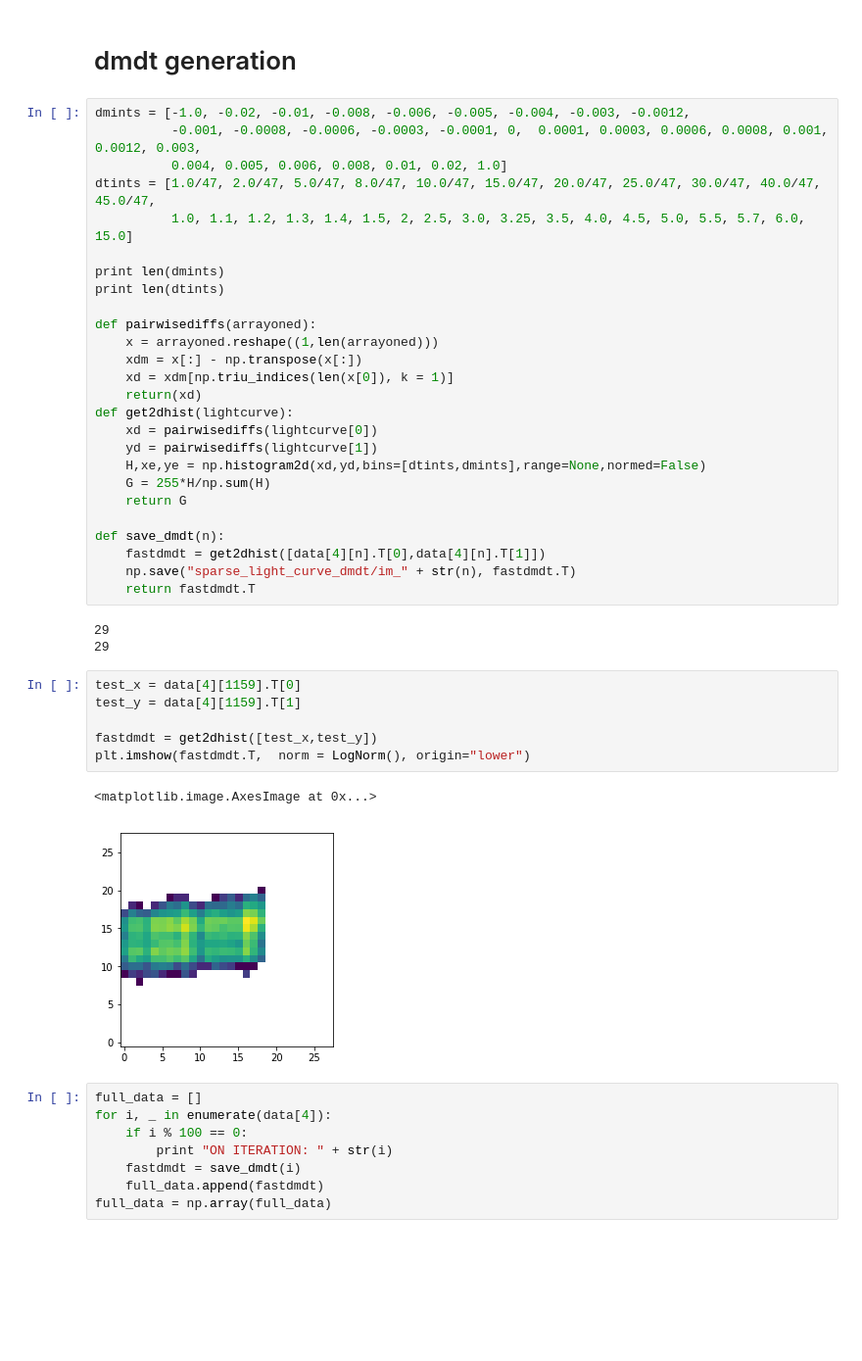
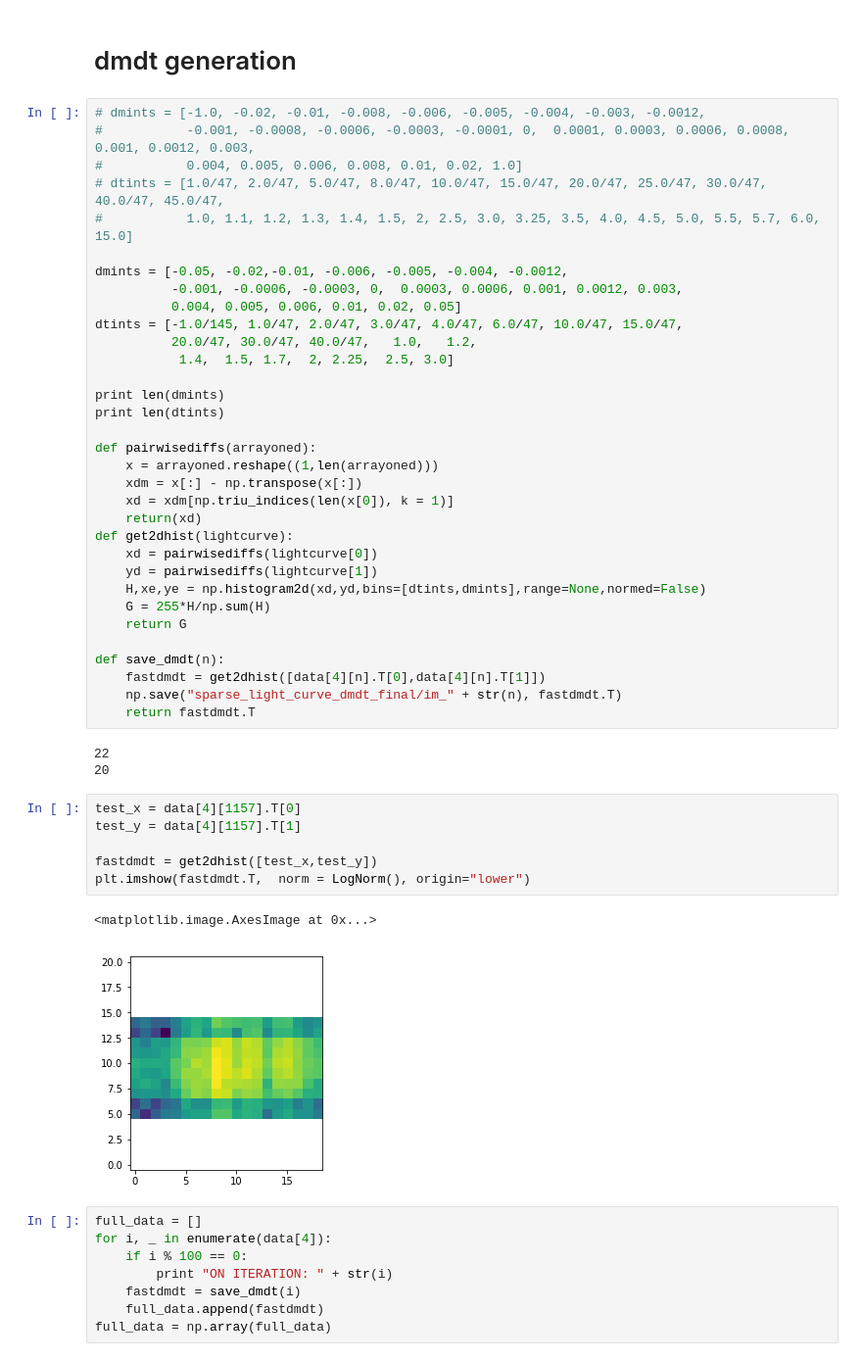
Before and after one commit to kushaltirumala/outlier_kplr, a Jupyter notebook: sparse_light_curve_analysis.ipynb, the cells around one changed output. Shown: that part at 98% size. Drawn from its saved outputs; the diff is of its cells as text; blank space fills up the shorter version.

```diff
--- a/sparse_light_curve_analysis.ipynb
+++ b/sparse_light_curve_analysis.ipynb
@@ -40,11 +40,18 @@ plot_sparse(6, 1156)
 # %% [markdown]
 # dmdt generation
 # %%
-dmints = [-1.0, -0.02, -0.01, -0.008, -0.006, -0.005, -0.004, -0.003, -0.0012,
-          -0.001, -0.0008, -0.0006, -0.0003, -0.0001, 0,  0.0001, 0.0003, 0.0006, 0.0008, 0.001, 0.0012, 0.003,
-          0.004, 0.005, 0.006, 0.008, 0.01, 0.02, 1.0]
-dtints = [1.0/47, 2.0/47, 5.0/47, 8.0/47, 10.0/47, 15.0/47, 20.0/47, 25.0/47, 30.0/47, 40.0/47, 45.0/47,
-          1.0, 1.1, 1.2, 1.3, 1.4, 1.5, 2, 2.5, 3.0, 3.25, 3.5, 4.0, 4.5, 5.0, 5.5, 5.7, 6.0, 15.0]
+# dmints = [-1.0, -0.02, -0.01, -0.008, -0.006, -0.005, -0.004, -0.003, -0.0012,
+#           -0.001, -0.0008, -0.0006, -0.0003, -0.0001, 0,  0.0001, 0.0003, 0.0006, 0.0008, 0.001, 0.0012, 0.003,
+#           0.004, 0.005, 0.006, 0.008, 0.01, 0.02, 1.0]
+# dtints = [1.0/47, 2.0/47, 5.0/47, 8.0/47, 10.0/47, 15.0/47, 20.0/47, 25.0/47, 30.0/47, 40.0/47, 45.0/47,
+#           1.0, 1.1, 1.2, 1.3, 1.4, 1.5, 2, 2.5, 3.0, 3.25, 3.5, 4.0, 4.5, 5.0, 5.5, 5.7, 6.0, 15.0]
+
+dmints = [-0.05, -0.02,-0.01, -0.006, -0.005, -0.004, -0.0012,
+          -0.001, -0.0006, -0.0003, 0,  0.0003, 0.0006, 0.001, 0.0012, 0.003,
+          0.004, 0.005, 0.006, 0.01, 0.02, 0.05]
+dtints = [-1.0/145, 1.0/47, 2.0/47, 3.0/47, 4.0/47, 6.0/47, 10.0/47, 15.0/47,
+          20.0/47, 30.0/47, 40.0/47,   1.0,   1.2,
+           1.4,  1.5, 1.7,  2, 2.25,  2.5, 3.0]
 
 print len(dmints)
 print len(dtints)
@@ -63,20 +70,20 @@ def get2dhist(lightcurve):
 
 def save_dmdt(n):
     fastdmdt = get2dhist([data[4][n].T[0],data[4][n].T[1]])
-    np.save("sparse_light_curve_dmdt/im_" + str(n), fastdmdt.T)
+    np.save("sparse_light_curve_dmdt_final/im_" + str(n), fastdmdt.T)
     return fastdmdt.T
 # %% [output]
-29
-29
+22
+20
 # %%
-test_x = data[4][1159].T[0]
-test_y = data[4][1159].T[1]
+test_x = data[4][1157].T[0]
+test_y = data[4][1157].T[1]
 
 fastdmdt = get2dhist([test_x,test_y])
 plt.imshow(fastdmdt.T,  norm = LogNorm(), origin="lower")
 # %% [output]
 <matplotlib.image.AxesImage at 0x...>
-[figure, old version]
+[figure, new version]
 # %%
 full_data = []
 for i, _ in enumerate(data[4]):
```
Also changed, not shown: parts of 20 cells of this notebook.
